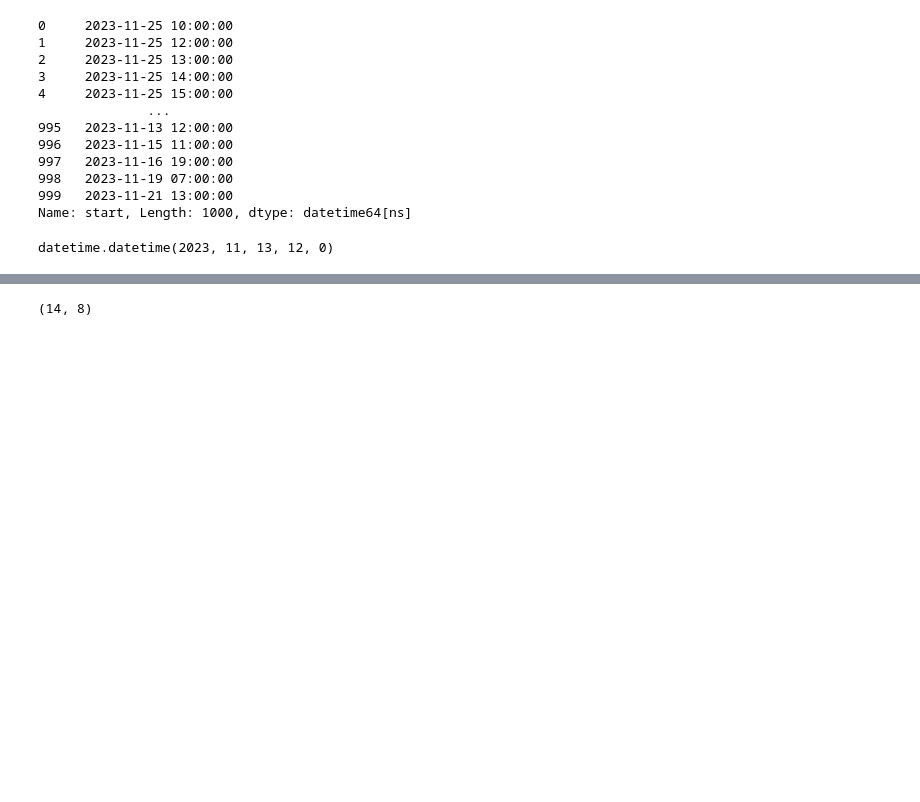
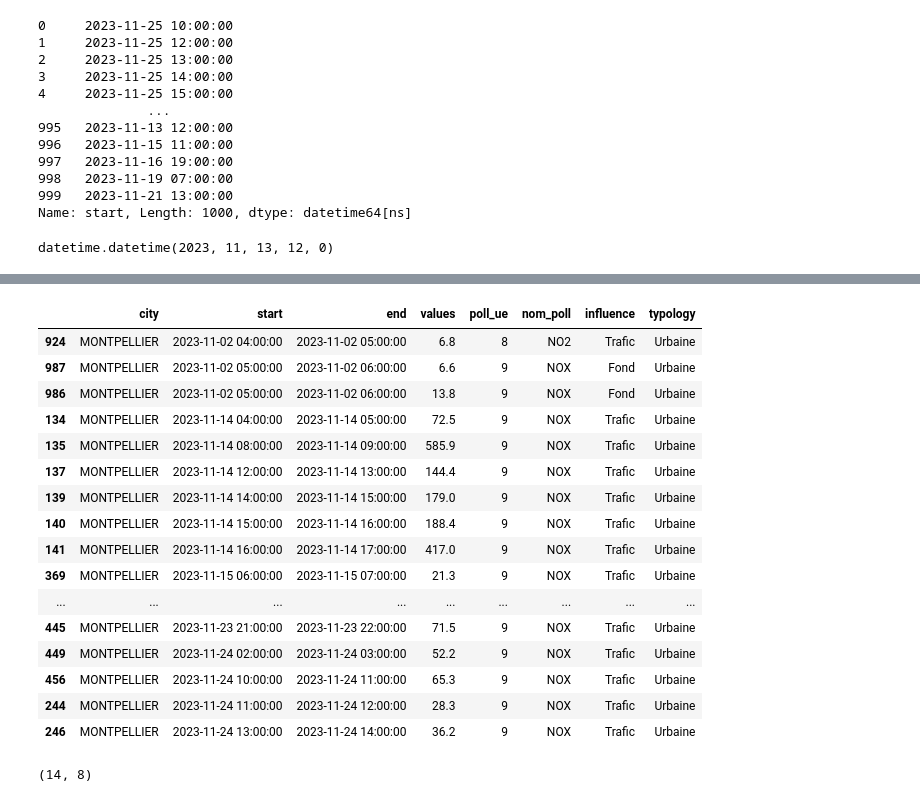
Before and after one commit to RomeoBex/Projet_Groupe_Pollution_Air_Occitanie, a Jupyter notebook: functions/exploration.ipynb, the cells around one changed output, grey strips where cells are left out. Cells and saved outputs as stored; diff of their text form; code cells hidden in the pictures; blank space fills up the shorter version.

```diff
--- a/functions/exploration.ipynb
+++ b/functions/exploration.ipynb
@@ -164,3 +156,24 @@ df[df['city']=='MONTPELLIER'].sort_values(by='start')
+# %%
+df_j[(df_j['city']=='MONTPELLIER')&(df['nom_poll']=='NOX')].sort_values(by='start')
+#df[(df['city']=='MONTPELLIER')&(df['nom_poll']=='NOX')].sort_values(by='start')
+# %% [output]
+|  | city | start | end | values | poll_ue | nom_poll | influence | typology |
+| 924 | MONTPELLIER | 2023-11-02 04:00:00 | 2023-11-02 05:00:00 | 6.8 | 8 | NO2 | Trafic | Urbaine |
+| 987 | MONTPELLIER | 2023-11-02 05:00:00 | 2023-11-02 06:00:00 | 6.6 | 9 | NOX | Fond | Urbaine |
+| 986 | MONTPELLIER | 2023-11-02 05:00:00 | 2023-11-02 06:00:00 | 13.8 | 9 | NOX | Fond | Urbaine |
+| 134 | MONTPELLIER | 2023-11-14 04:00:00 | 2023-11-14 05:00:00 | 72.5 | 9 | NOX | Trafic | Urbaine |
+| 135 | MONTPELLIER | 2023-11-14 08:00:00 | 2023-11-14 09:00:00 | 585.9 | 9 | NOX | Trafic | Urbaine |
+| 137 | MONTPELLIER | 2023-11-14 12:00:00 | 2023-11-14 13:00:00 | 144.4 | 9 | NOX | Trafic | Urbaine |
+| 139 | MONTPELLIER | 2023-11-14 14:00:00 | 2023-11-14 15:00:00 | 179.0 | 9 | NOX | Trafic | Urbaine |
+| 140 | MONTPELLIER | 2023-11-14 15:00:00 | 2023-11-14 16:00:00 | 188.4 | 9 | NOX | Trafic | Urbaine |
+| 141 | MONTPELLIER | 2023-11-14 16:00:00 | 2023-11-14 17:00:00 | 417.0 | 9 | NOX | Trafic | Urbaine |
+| 369 | MONTPELLIER | 2023-11-15 06:00:00 | 2023-11-15 07:00:00 | 21.3 | 9 | NOX | Trafic | Urbaine |
+| ... | ... | ... | ... | ... | ... | ... | ... | ... |
+| 445 | MONTPELLIER | 2023-11-23 21:00:00 | 2023-11-23 22:00:00 | 71.5 | 9 | NOX | Trafic | Urbaine |
+| 449 | MONTPELLIER | 2023-11-24 02:00:00 | 2023-11-24 03:00:00 | 52.2 | 9 | NOX | Trafic | Urbaine |
+| 456 | MONTPELLIER | 2023-11-24 10:00:00 | 2023-11-24 11:00:00 | 65.3 | 9 | NOX | Trafic | Urbaine |
+| 244 | MONTPELLIER | 2023-11-24 11:00:00 | 2023-11-24 12:00:00 | 28.3 | 9 | NOX | Trafic | Urbaine |
+| 246 | MONTPELLIER | 2023-11-24 13:00:00 | 2023-11-24 14:00:00 | 36.2 | 9 | NOX | Trafic | Urbaine |
 # %%
 df[(df['city']=='MONTPELLIER')&(df['nom_poll']=='PM2.5')].shape
 # %% [output]
```
Also changed, not shown: parts of 9 cells of this notebook, 1 other file.
